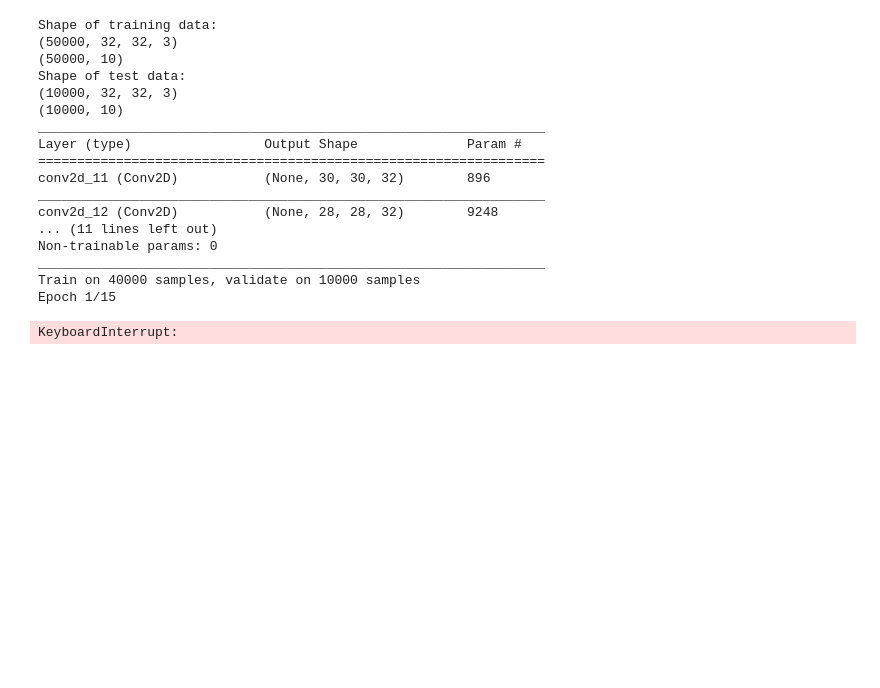
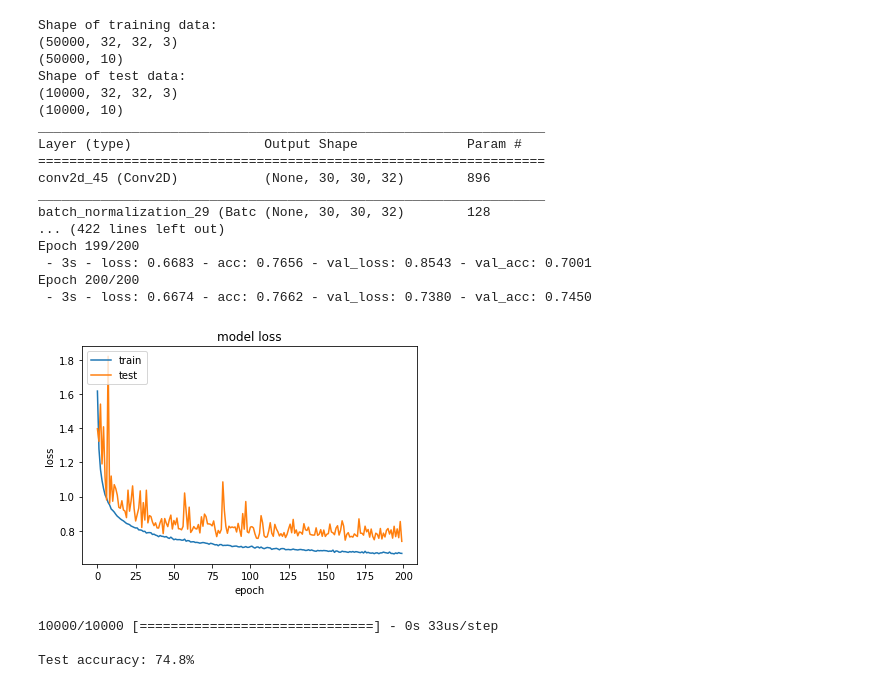
Before and after one commit to Ivan-Sotelo/Ivan-DL, a Jupyter notebook: DL Scripts/CIFAR10 CNN.ipynb, the cells around one changed output. Drawn from its saved outputs; the diff is of its cells as text; code cells hidden in the pictures; blank space fills up the shorter version.

```diff
--- a/DL Scripts/CIFAR10 CNN.ipynb
+++ b/DL Scripts/CIFAR10 CNN.ipynb
@@ -13,6 +13,7 @@ from keras.optimizers import SGD
 from keras.layers import Dense, Flatten
 from keras.layers import Conv2D, MaxPooling2D
 import matplotlib.pyplot as plt
+from keras.layers.normalization import BatchNormalization
 
 
 #Loading the dataset
@@ -21,10 +22,6 @@ import matplotlib.pyplot as plt
 #transform labesls to one hot vector
 y_train = to_categorical(y_train, num_classes=10)
 y_test = to_categorical(y_test, num_classes=10)
-
-#Image to Vector
-#X_train = np.reshape(X_train,(50000,3072))
-#X_test = np.reshape(X_test,(10000,3072))
 
 #normalization [0,1]
 X_train = X_train.astype('float32')/255
@@ -45,59 +42,82 @@ print(y_test.shape)
 #3 layer CNN model
 model = Sequential()
 
-model.add(Conv2D(32, (3, 3), activation='relu', input_shape=(32, 32, 3)))
-model.add(Conv2D(32, (3, 3), activation='relu'))
+model.add(Conv2D(32, (3, 3), input_shape=(32, 32, 3)))
+
+#Batch Normalization Layer
+model.add(BatchNormalization())
+model.add(Activation('relu'))
+
 model.add(MaxPooling2D(pool_size=(2, 2)))
 
+model.add(Dropout(0.15))
+
+model.add(Conv2D(32, (3, 3)))
+
+#Batch Normalization Layer
+model.add(BatchNormalization())
+
+model.add(Activation('relu'))
+
+model.add(MaxPooling2D(pool_size=(2, 2)))
+
+#Dropout layer
+model.add(Dropout(0.25))
+
 model.add(Flatten())
-model.add(Dense(256, activation='relu'))
+
 model.add(Dense(10, activation='softmax'))
 
+#use SGD with nesterov and momentum as optimizer
 sgd = SGD(lr=0.01, decay=1e-6, momentum=0.9, nesterov=True)
+
 model.compile(loss='categorical_crossentropy', metrics=['accuracy'], optimizer=sgd)
 
 model.summary()
 
 #training Parameters
-batch_size = 32
-epochs = 15
+batch_size = 128
+epochs = 200
 
 
-train = model.fit(x=X_train,y=y_train,batch_size = batch_size,epochs=epochs, verbose=2,validation_split=0.2)
+history = model.fit(x=X_train,y=y_train,batch_size = batch_size,epochs=epochs, verbose=2,validation_split=0.2)
 
 #plotting of train error and tst error
 def plotLosses(history):
     plt.plot(history.history['loss'])
     plt.plot(history.history['val_loss'])
     plt.title('model loss')
     plt.ylabel('loss')
     plt.xlabel('epoch')
     plt.legend(['train', 'test'], loc='upper left')
     plt.show()
 
 plotLosses(history)
 
 
 
 # validate the model on test dataset to determine generalization
 score = model.evaluate(X_test, y_test, batch_size=batch_size)
 print("\nTest accuracy: %.1f%%" % (100.0 * score[1]))
 # %% [output]
 Shape of training data:
 (50000, 32, 32, 3)
 (50000, 10)
 Shape of test data:
 (10000, 32, 32, 3)
 (10000, 10)
 _________________________________________________________________
 Layer (type)                 Output Shape              Param #
 =================================================================
-conv2d_11 (Conv2D)           (None, 30, 30, 32)        896
+conv2d_45 (Conv2D)           (None, 30, 30, 32)        896
 _________________________________________________________________
-conv2d_12 (Conv2D)           (None, 28, 28, 32)        9248
-... (11 lines left out)
-Non-trainable params: 0
-_________________________________________________________________
-Train on 40000 samples, validate on 10000 samples
-Epoch 1/15
+batch_normalization_29 (Batc (None, 30, 30, 32)        128
+... (422 lines left out)
+Epoch 199/200
+ - 3s - loss: 0.6683 - acc: 0.7656 - val_loss: 0.8543 - val_acc: 0.7001
+Epoch 200/200
+ - 3s - loss: 0.6674 - acc: 0.7662 - val_loss: 0.7380 - val_acc: 0.7450
+[figure, added]
-KeyboardInterrupt:
+10000/10000 [==============================] - 0s 33us/step
+
+Test accuracy: 74.8%
```
Also changed, not shown: 1 other file.
